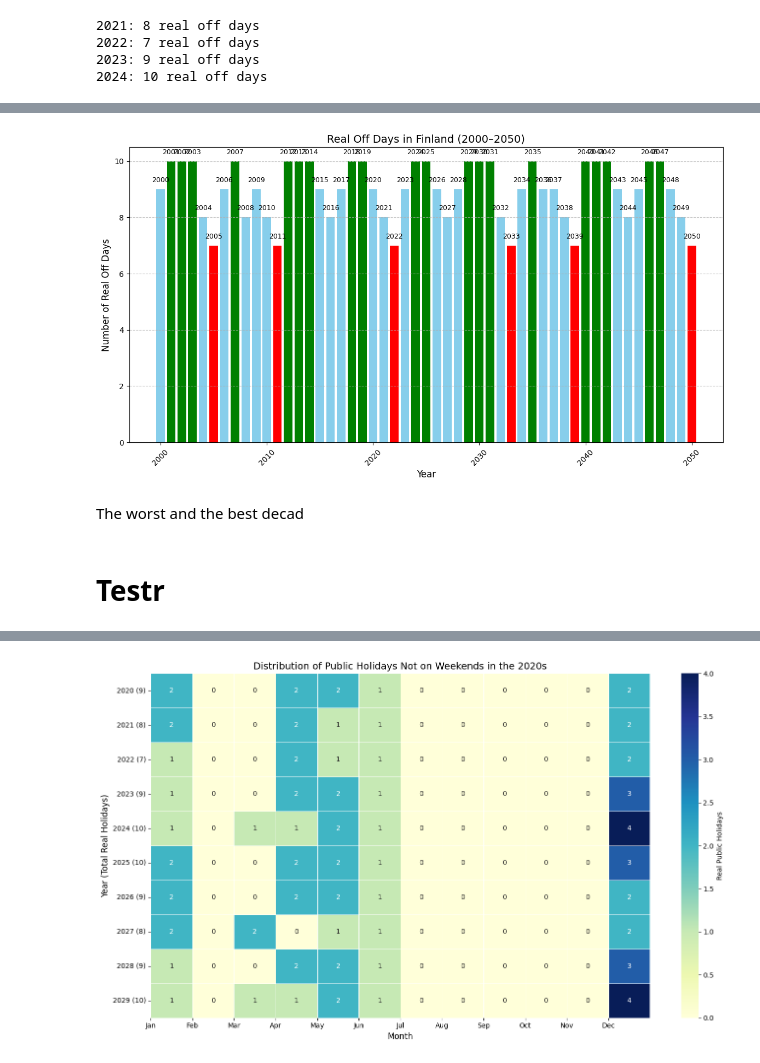
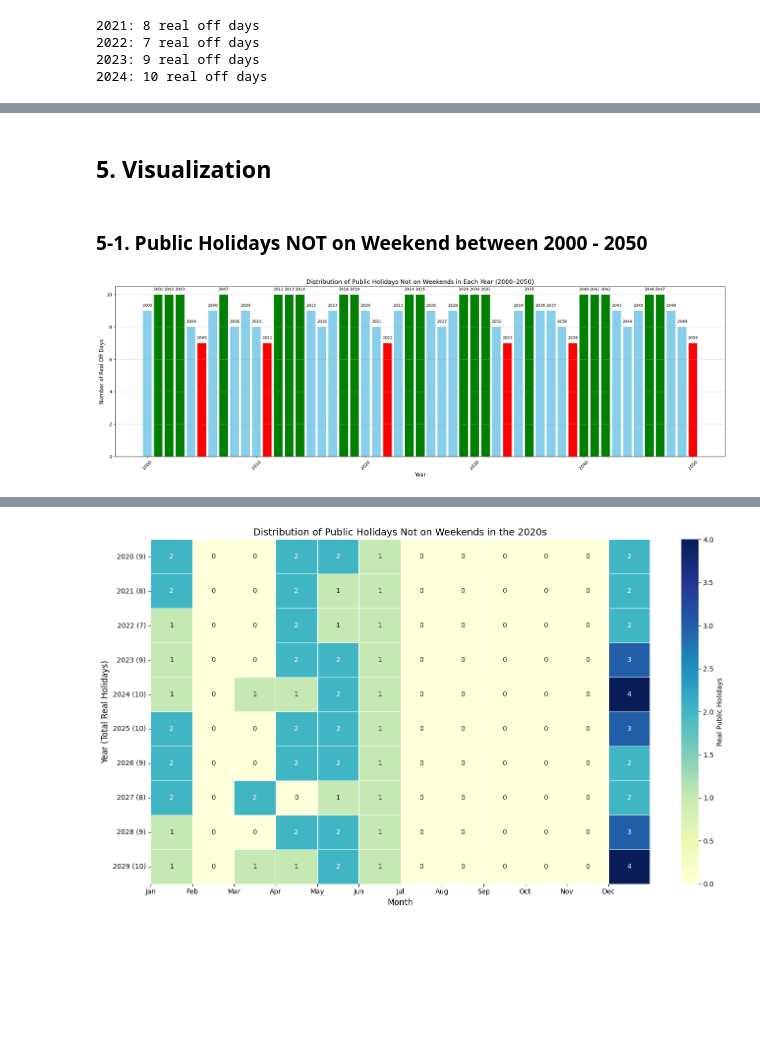
Before and after one commit to armanatory/DATA-FinlandHolidaysAnalysis, a Jupyter notebook: finlnad_holidays.ipynb, the cells around one changed output, grey strips where cells are left out. Drawn from its saved outputs; the diff is of its cells as text; code cells hidden in the pictures; blank space fills up the shorter version.

```diff
--- a/finlnad_holidays.ipynb
+++ b/finlnad_holidays.ipynb
@@ -177,3 +201,7 @@ Real off days: 8
+# %% [markdown]
+## 5. Visualization
+# %% [markdown]
+### 5-1. Public Holidays NOT on Weekend between 2000 - 2050
 # %%
 # Convert the results into a DataFrame for easier visualization
 real_off_days_df = pd.DataFrame.from_dict(
@@ -194,38 +222,36 @@ best_years = real_off_days_df[real_off_days_df['Real Off Days'] == max_real_off_
 worst_years = real_off_days_df[real_off_days_df['Real Off Days'] == min_real_off_days]
 
 # Plot the trend of real off days as a bar chart
-plt.figure(figsize=(14, 7))
+plt.figure(figsize=(25, 7))
 bars = plt.bar(real_off_days_df['Year'], real_off_days_df['Real Off Days'], color='skyblue', label='Real Off Days')
 
 # Highlight all best years
 for _, row in best_years.iterrows():
     plt.bar(row['Year'], row['Real Off Days'], color='green', label=f"Best Year ({row['Year']})" if _ == 0 else None)
 
 # Highlight all worst years
 for _, row in worst_years.iterrows():
     plt.bar(row['Year'], row['Real Off Days'], color='red', label=f"Worst Year ({row['Year']})" if _ == 0 else None)
 
 # Add the number of real off days as labels above the bars
 for bar in bars:
     height = bar.get_height()
     year = int(bar.get_x() + bar.get_width() / 2)  # Use the x-coordinate of the bar for year
     plt.text(
         bar.get_x() + bar.get_width() / 2,  # Center of the bar
         height + 0.2,  # Slightly above the bar
         f"{year}",  # The label includes both the year and real off days
         ha='center', va='bottom', fontsize=9
     )
 
 # Add labels and title
-plt.title('Real Off Days in Finland (2000–2050)', fontsize=14)
+plt.title('Distribution of Public Holidays Not on Weekends in Each Year (2000–2050)', fontsize=14)
 plt.xlabel('Year', fontsize=12)
 plt.ylabel('Number of Real Off Days', fontsize=12)
 plt.xticks(rotation=45)
 plt.grid(axis='y', linestyle='--', alpha=0.7)
 
 # Show the plot
 plt.show()
 # %% [output]
-[figure, old version]
+[figure, new version]
-# %% [markdown]
-The worst and the best decad
@@ -284,2 +257,0 @@ print(f"Worst Decade: {worst_decade['Decade']} with {worst_decade['Real Off Days
-# %% [markdown]
-# Testr
```
Also changed, not shown: parts of 28 cells of this notebook.
